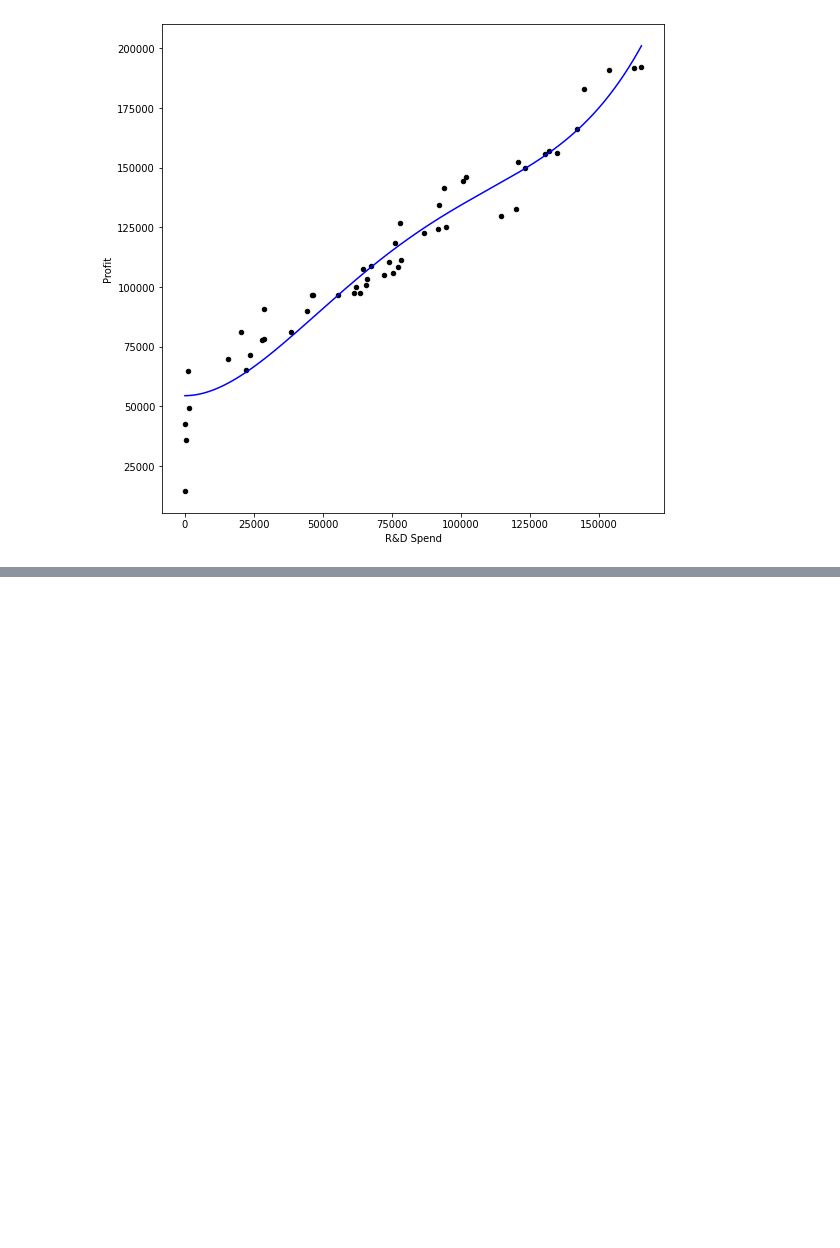
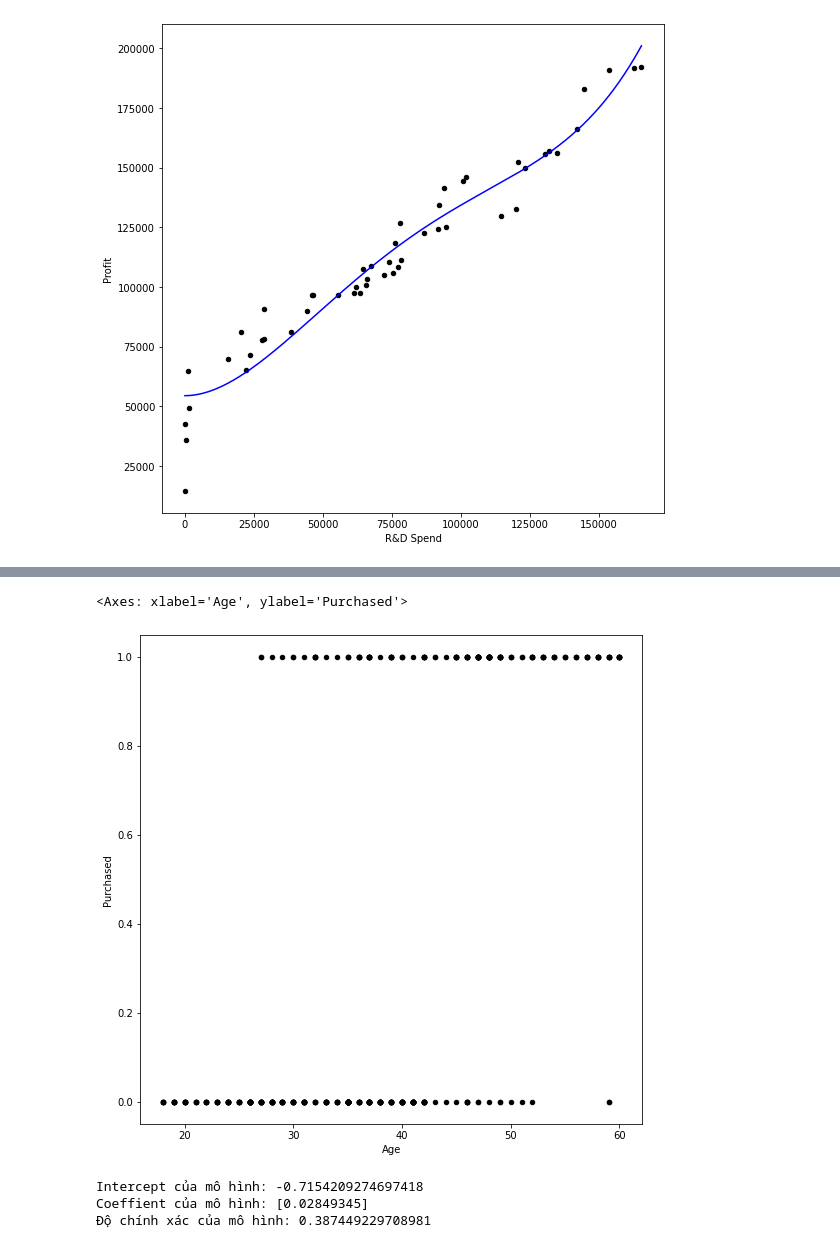
Before and after one commit to dngdat/AI, a Jupyter notebook: w7.ipynb, the cells around one changed output, grey strips where cells are left out. Drawn from its saved outputs; the diff is of its cells as text; code cells hidden in the pictures; blank space fills up the shorter version.

```diff
--- a/w7.ipynb
+++ b/w7.ipynb
@@ -358,0 +379,16 @@ plt.plot(range, y_prid, color = 'blue')
+# %%
+data.plot(kind = 'scatter', x = 'Age', y = 'Purchased', figsize = (9, 9), color = 'black')
+# %% [output]
+<Axes: xlabel='Age', ylabel='Purchased'>
+[figure, added]
+# %%
+from sklearn import linear_model
+model = linear_model.LinearRegression()
+model.fit(X = pd.DataFrame(data['Age']), y = data['Purchased'])
+print('Intercept của mô hình:', model.intercept_)
+print('Coeffient của mô hình:', model.coef_)
+print('Độ chính xác của mô hình:', model.score(X = pd.DataFrame(data['Age']), y = data['Purchased']))
+# %% [output]
+Intercept của mô hình: -0.7154209274697418
+Coeffient của mô hình: [0.02849345]
+Độ chính xác của mô hình: 0.387449229708981
```
Also changed, not shown: parts of 15 cells of this notebook.
